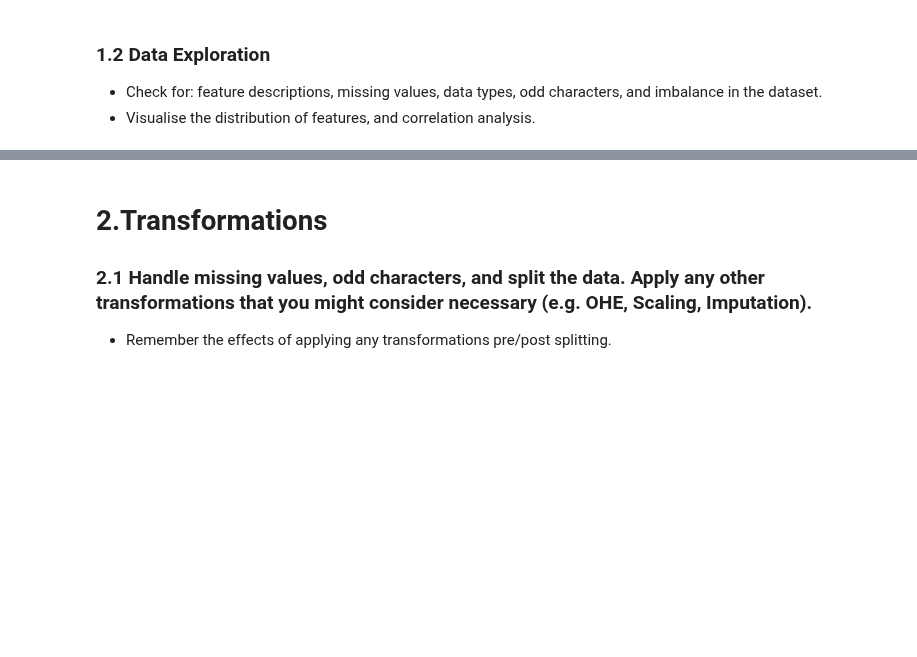
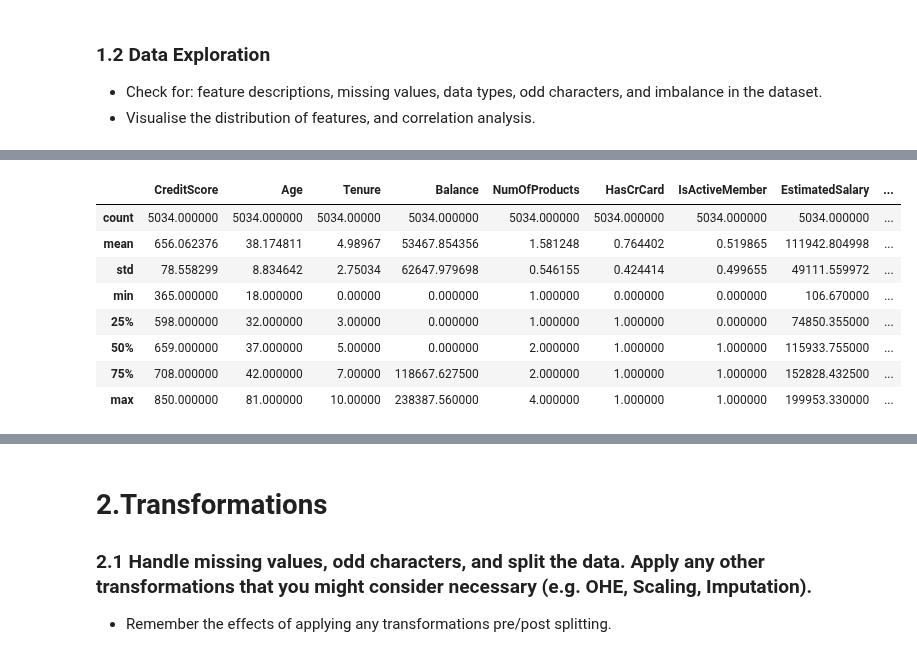
Before and after one commit to sheldonkemper/portfolio, a Jupyter notebook: Activity_DecisionTreesClassification.ipynb, the cells around one changed output, grey strips where cells are left out. Saved outputs shown, nothing was run; the diff lists cells and outputs as text; code cells hidden in the pictures; blank space fills up the shorter version.

```diff
--- a/Activity_DecisionTreesClassification.ipynb
+++ b/Activity_DecisionTreesClassification.ipynb
@@ -63,0 +101,12 @@ df = pd.read_csv("https://raw.githubusercontent.com/fourthrevlxd/cam_dsb/main/C2
+# %%
+df.describe()
+# %% [output]
+|  | CreditScore | Age | Tenure | Balance | NumOfProducts | HasCrCard | IsActiveMember | EstimatedSalary | ... |
+| count | 5034.000000 | 5034.000000 | 5034.00000 | 5034.000000 | 5034.000000 | 5034.000000 | 5034.000000 | 5034.000000 | ... |
+| mean | 656.062376 | 38.174811 | 4.98967 | 53467.854356 | 1.581248 | 0.764402 | 0.519865 | 111942.804998 | ... |
+| std | 78.558299 | 8.834642 | 2.75034 | 62647.979698 | 0.546155 | 0.424414 | 0.499655 | 49111.559972 | ... |
+| min | 365.000000 | 18.000000 | 0.00000 | 0.000000 | 1.000000 | 0.000000 | 0.000000 | 106.670000 | ... |
+| 25% | 598.000000 | 32.000000 | 3.00000 | 0.000000 | 1.000000 | 1.000000 | 0.000000 | 74850.355000 | ... |
+| 50% | 659.000000 | 37.000000 | 5.00000 | 0.000000 | 2.000000 | 1.000000 | 1.000000 | 115933.755000 | ... |
+| 75% | 708.000000 | 42.000000 | 7.00000 | 118667.627500 | 2.000000 | 1.000000 | 1.000000 | 152828.432500 | ... |
+| max | 850.000000 | 81.000000 | 10.00000 | 238387.560000 | 4.000000 | 1.000000 | 1.000000 | 199953.330000 | ... |
```
Also changed, not shown: parts of 14 cells of this notebook.
